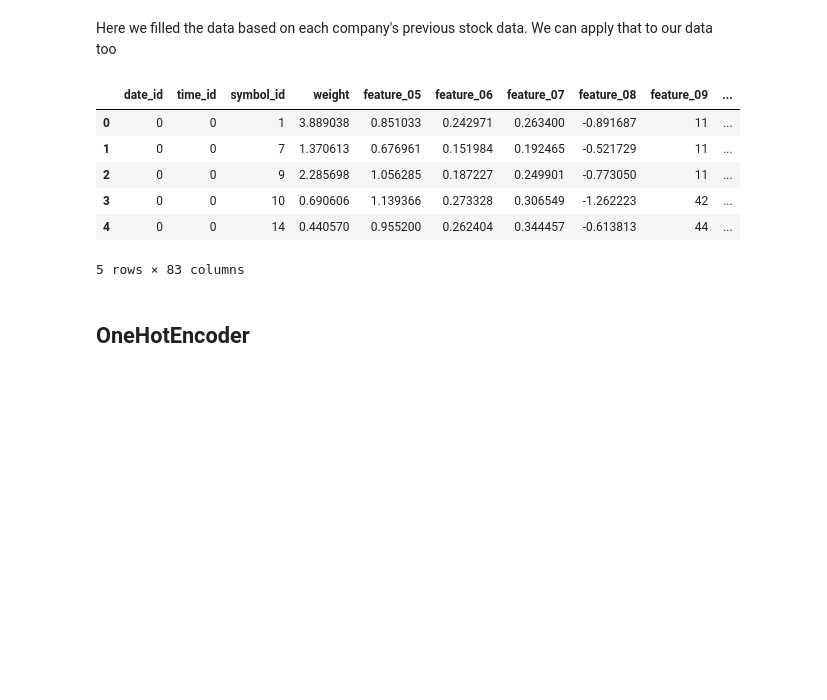
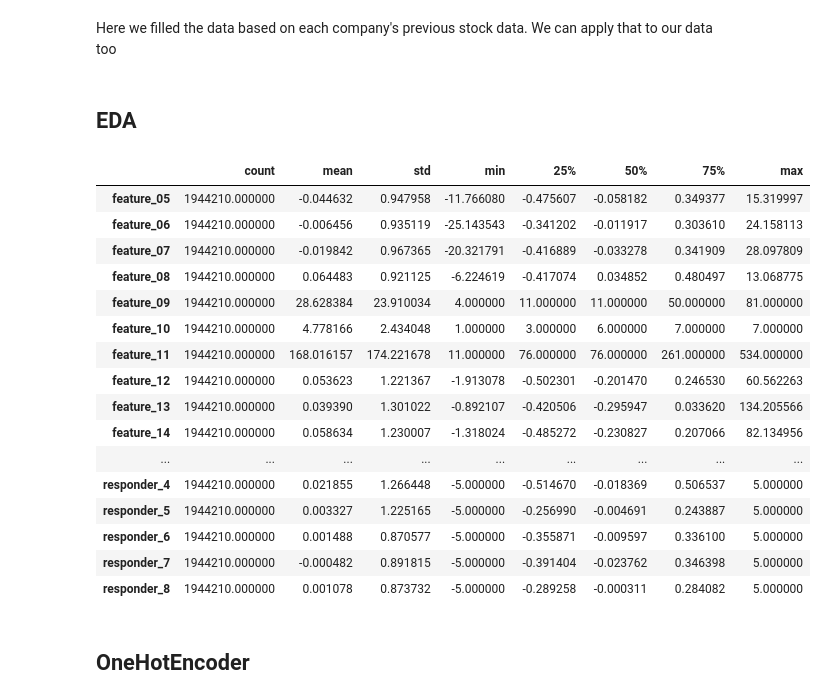
Before and after one commit to nkenny160/ecen-520-final-project, a Jupyter notebook: Jane Street Starter.ipynb, the cells around one changed output. Saved outputs shown, nothing was run; the diff lists cells and outputs as text; code cells hidden in the pictures; blank space fills up the shorter version.

```diff
--- a/Jane Street Starter.ipynb
+++ b/Jane Street Starter.ipynb
@@ -319,16 +320,30 @@ Here we filled the data based on each company's previous stock data. We can appl
 # %%
 for feature in partially_empty_columns:
     df[feature] = df.groupby('symbol_id')[feature].transform(lambda x: x.fillna(method='ffill').fillna(method = 'bfill'))
-# %%
-df.head()
-# %% [output]
-|  | date_id | time_id | symbol_id | weight | feature_05 | feature_06 | feature_07 | feature_08 | feature_09 | ... |
-| 0 | 0 | 0 | 1 | 3.889038 | 0.851033 | 0.242971 | 0.263400 | -0.891687 | 11 | ... |
-| 1 | 0 | 0 | 7 | 1.370613 | 0.676961 | 0.151984 | 0.192465 | -0.521729 | 11 | ... |
-| 2 | 0 | 0 | 9 | 2.285698 | 1.056285 | 0.187227 | 0.249901 | -0.773050 | 11 | ... |
-| 3 | 0 | 0 | 10 | 0.690606 | 1.139366 | 0.273328 | 0.306549 | -1.262223 | 42 | ... |
-| 4 | 0 | 0 | 14 | 0.440570 | 0.955200 | 0.262404 | 0.344457 | -0.613813 | 44 | ... |
-5 rows × 83 columns
+# %% [markdown]
+## EDA
+# %%
+from IPython.display import display
+with pd.option_context('display.max_rows', None, 'display.max_columns', None):  # more options can be specified also
+    display(df.describe().drop(['date_id', 'time_id', 'symbol_id', 'weight'], axis = 1).T.style.background_gradient(cmap='coolwarm'))
+# %% [output]
+|  | count | mean | std | min | 25% | 50% | 75% | max |
+| feature_05 | 1944210.000000 | -0.044632 | 0.947958 | -11.766080 | -0.475607 | -0.058182 | 0.349377 | 15.319997 |
+| feature_06 | 1944210.000000 | -0.006456 | 0.935119 | -25.143543 | -0.341202 | -0.011917 | 0.303610 | 24.158113 |
+| feature_07 | 1944210.000000 | -0.019842 | 0.967365 | -20.321791 | -0.416889 | -0.033278 | 0.341909 | 28.097809 |
+| feature_08 | 1944210.000000 | 0.064483 | 0.921125 | -6.224619 | -0.417074 | 0.034852 | 0.480497 | 13.068775 |
+| feature_09 | 1944210.000000 | 28.628384 | 23.910034 | 4.000000 | 11.000000 | 11.000000 | 50.000000 | 81.000000 |
+| feature_10 | 1944210.000000 | 4.778166 | 2.434048 | 1.000000 | 3.000000 | 6.000000 | 7.000000 | 7.000000 |
+| feature_11 | 1944210.000000 | 168.016157 | 174.221678 | 11.000000 | 76.000000 | 76.000000 | 261.000000 | 534.000000 |
+| feature_12 | 1944210.000000 | 0.053623 | 1.221367 | -1.913078 | -0.502301 | -0.201470 | 0.246530 | 60.562263 |
+| feature_13 | 1944210.000000 | 0.039390 | 1.301022 | -0.892107 | -0.420506 | -0.295947 | 0.033620 | 134.205566 |
+| feature_14 | 1944210.000000 | 0.058634 | 1.230007 | -1.318024 | -0.485272 | -0.230827 | 0.207066 | 82.134956 |
+| ... | ... | ... | ... | ... | ... | ... | ... | ... |
+| responder_4 | 1944210.000000 | 0.021855 | 1.266448 | -5.000000 | -0.514670 | -0.018369 | 0.506537 | 5.000000 |
+| responder_5 | 1944210.000000 | 0.003327 | 1.225165 | -5.000000 | -0.256990 | -0.004691 | 0.243887 | 5.000000 |
+| responder_6 | 1944210.000000 | 0.001488 | 0.870577 | -5.000000 | -0.355871 | -0.009597 | 0.336100 | 5.000000 |
+| responder_7 | 1944210.000000 | -0.000482 | 0.891815 | -5.000000 | -0.391404 | -0.023762 | 0.346398 | 5.000000 |
+| responder_8 | 1944210.000000 | 0.001078 | 0.873732 | -5.000000 | -0.289258 | -0.000311 | 0.284082 | 5.000000 |
 # %% [markdown]
 ## OneHotEncoder
 # %%
```
Also changed, not shown: parts of 10 cells of this notebook.
